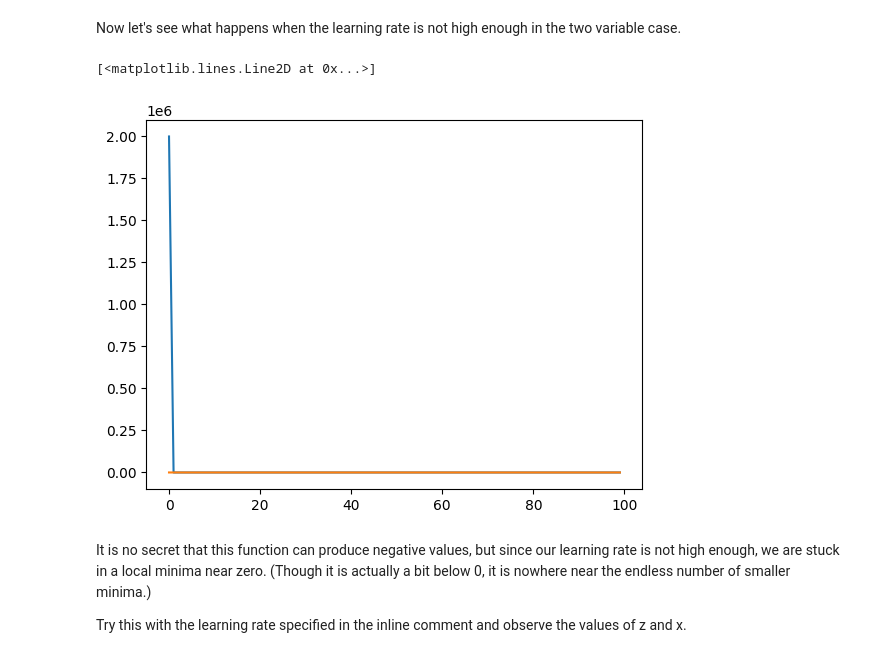
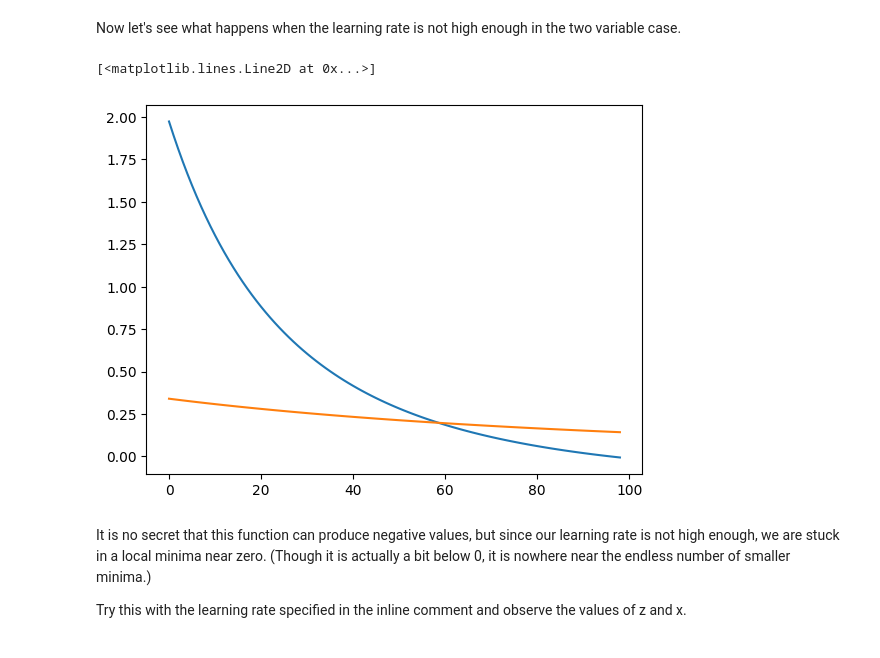
Before and after one commit to volgasezen/di504, a Jupyter notebook: Lab1/Intro_to_PyTorch.ipynb, the cells around one changed output. Cells and saved outputs as stored; diff of their text form; code cells hidden in the pictures.

```diff
--- a/Lab1/Intro_to_PyTorch.ipynb
+++ b/Lab1/Intro_to_PyTorch.ipynb
@@ -227,0 +226,10 @@ tensor([[0.5000, 0.5000, 0.5000],
+# %%
+x = torch.ones(2,3, requires_grad=True)*0.5
+y = torch.ones(2,3, requires_grad=True)*-1
+z = torch.ones(2,3, requires_grad=True)*0.5
+
+x.retain_grad()
+y.retain_grad()
+z.retain_grad()
+
+print(x)
@@ -228,4 +245,4 @@ tensor([[0.5000, 0.5000, 0.5000],
 # %%
-z = torch.mean(F.sigmoid(2*x+y))
-print(z)
+j = F.sigmoid(F.relu(2*x+y)+3*z)
+print(j)
 # %% [output]
@@ -514,11 +503,11 @@ for i in range(100):
 
     optimizer.step()
 # %%
-plt.plot(z_vals)
-plt.plot(x_vals)
+plt.plot(z_vals[1:])
+plt.plot(x_vals[1:])
 # %% [output]
 [<matplotlib.lines.Line2D at 0x...>]
-[figure, old version]
+[figure, new version]
 # %% [markdown]
 It is no secret that this function can produce negative values, but since our learning rate is not high enough, we are stuck in a local minima near zero. (Though it is actually a bit below 0, it is nowhere near the endless number of smaller minima.)
 
```
Also changed, not shown: parts of 41 cells of this notebook.
